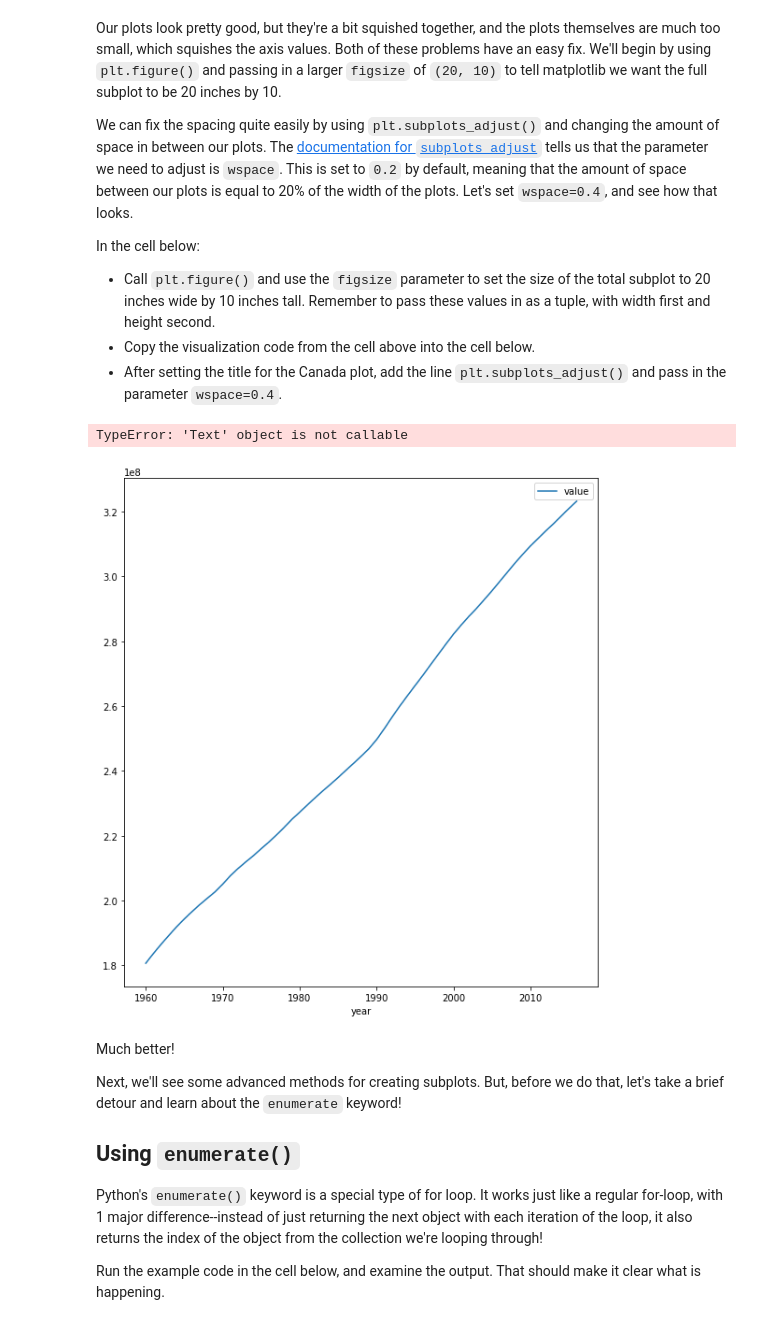
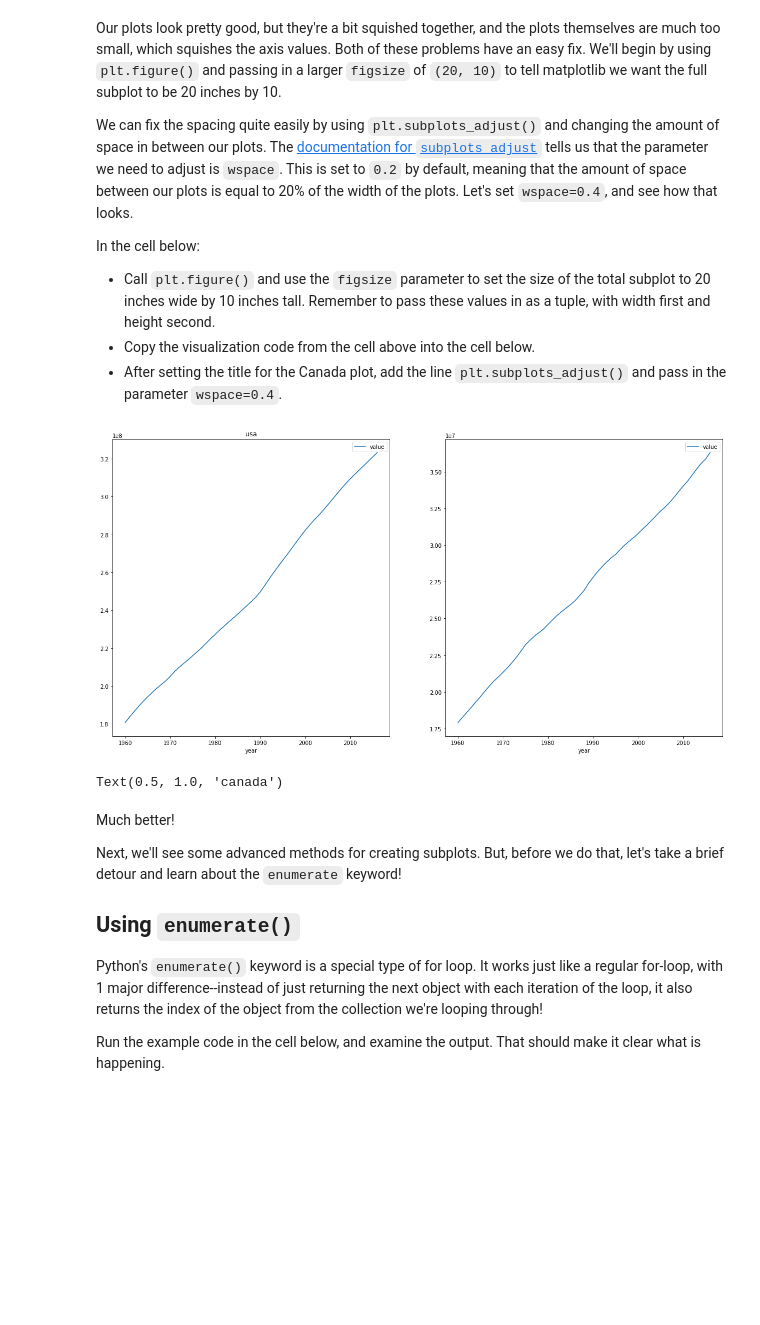
Before and after one commit to Mcllstr/dsc-subplots-and-enumeration-lab-dc-ds-060319, a Jupyter notebook: index.ipynb, the cells around one changed output. Drawn from its saved outputs; the diff is of its cells as text; code cells hidden in the pictures; blank space fills up the shorter version.

```diff
--- a/index.ipynb
+++ b/index.ipynb
@@ -140,19 +140,20 @@ In the cell below:
 # %%
 plt.figure(figsize = (20,10))
 
 ax1 = plt.subplot(1,2,1)
 
 usa.plot(x='year',y='value', ax = ax1)
-ax1.title('usa')
+ax1.set_title('usa')
 
 ax2 = plt.subplot(1,2,2)
 
 canada.plot(x='year',y='value', ax = ax2)
 plt.show()
-ax2.title('canada')
+ax2.set_title('canada')
+plt.show()
 # %% [output]
+[figure, new version]
-TypeError: 'Text' object is not callable
+Text(0.5, 1.0, 'canada')
-[figure, old version]
 # %% [markdown]
 Much better!
 
```
